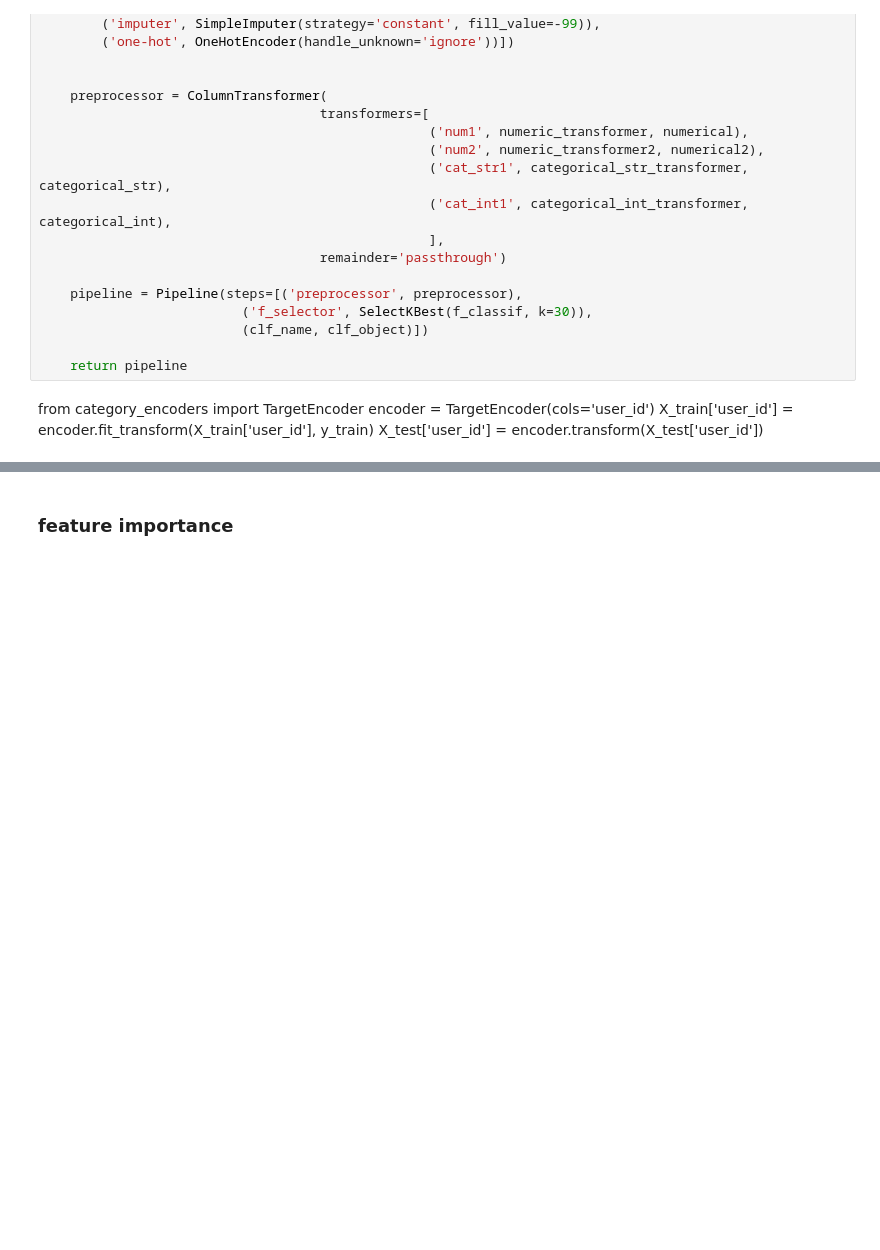
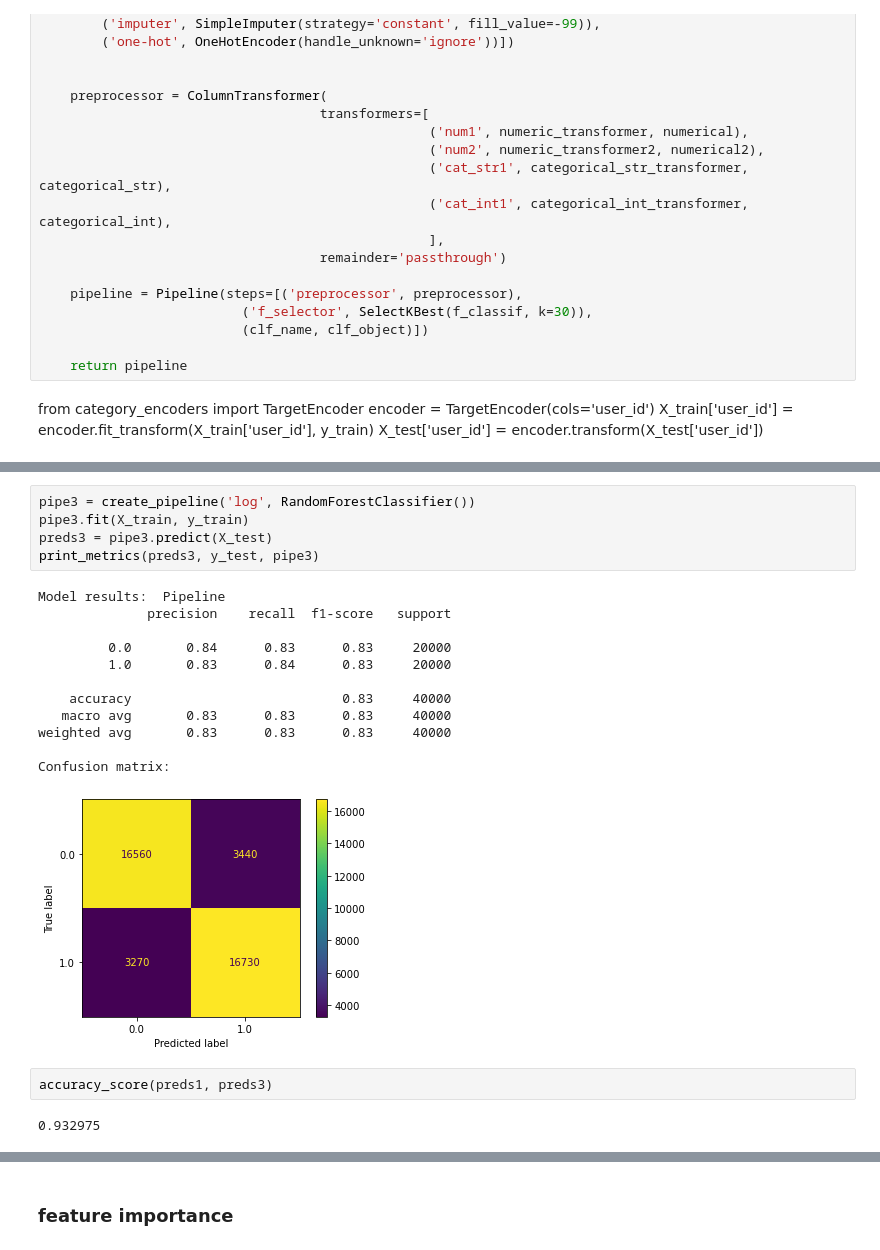
Before and after one commit to ihkaraman/trendyol_datathon_21, a Jupyter notebook: modelling-Copy1.ipynb, the cells around one changed output, grey strips where cells are left out. Cells and saved outputs as stored; diff of their text form; blank space fills up the shorter version.

```diff
--- a/modelling-Copy1.ipynb
+++ b/modelling-Copy1.ipynb
@@ -374,0 +411,22 @@ accuracy_score(preds1, preds2)
+# %%
+pipe3 = create_pipeline('log', RandomForestClassifier())
+pipe3.fit(X_train, y_train)
+preds3 = pipe3.predict(X_test)
+print_metrics(preds3, y_test, pipe3)
+# %% [output]
+Model results:  Pipeline
+              precision    recall  f1-score   support
+
+         0.0       0.84      0.83      0.83     20000
+         1.0       0.83      0.84      0.83     20000
+
+    accuracy                           0.83     40000
+   macro avg       0.83      0.83      0.83     40000
+weighted avg       0.83      0.83      0.83     40000
+
+Confusion matrix:
+[figure, added]
+# %%
+accuracy_score(preds1, preds3)
+# %% [output]
+0.932975
```
Also changed, not shown: parts of 17 cells of this notebook, 1 other file.
